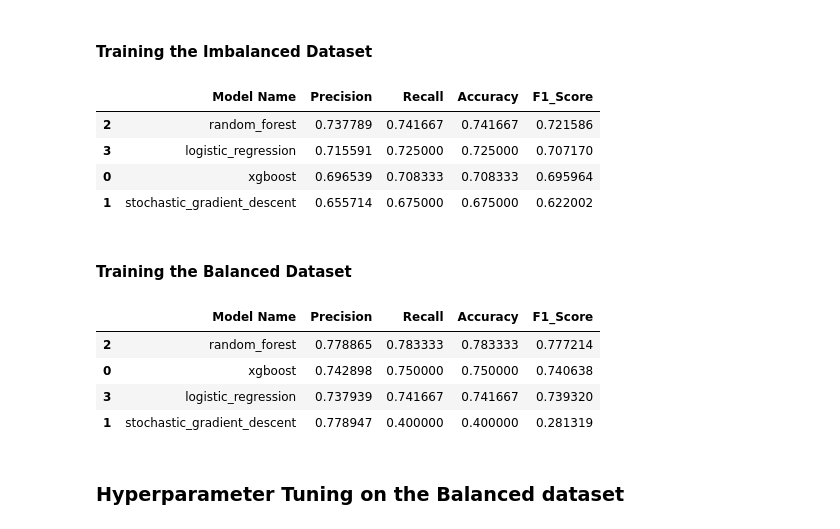
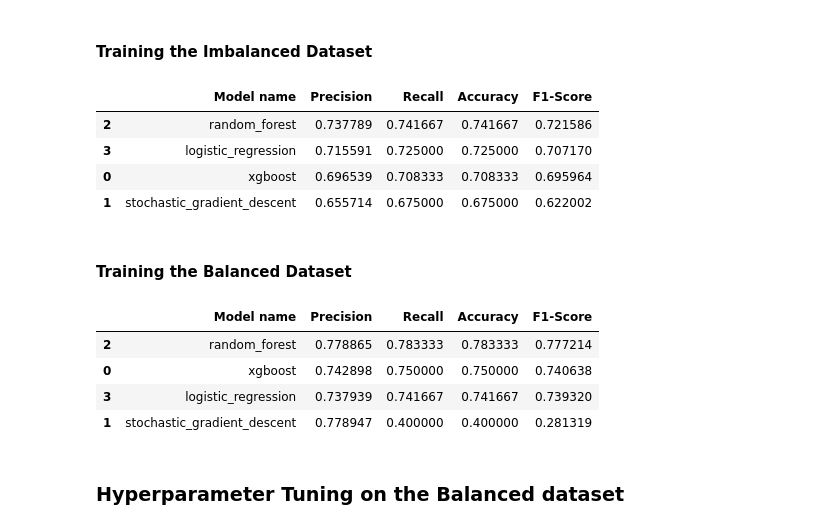
Before and after one commit to valiantezabuku/Building-Machine-Learning-API-s-with-FastAPI-Collabo, a Jupyter notebook: Notebooks/API.ipynb, the cells around one changed output. Saved outputs shown, nothing was run; the diff lists cells and outputs as text; code cells hidden in the pictures.

```diff
--- a/Notebooks/API.ipynb
+++ b/Notebooks/API.ipynb
@@ -462,7 +606,7 @@ models = [
 #### Training  the Imbalanced Dataset
 # %%
 #Create a table to store important metrics
-results_table = pd.DataFrame(columns=["Model Name", "Precision", "Recall", "Accuracy", "F1_Score"])
+results_table = pd.DataFrame(columns=["Model name", "Precision", "Recall", "Accuracy", "F1-Score"])
 
 #initialize an empty dictionary to store pipelines
 all_pipelines = {}
@@ -472,35 +616,35 @@ for model_name, classifier in models:
 
     pipeline = Pipeline (steps=[
         ('preprocessor', preprocessor),
         ('feature Importance', SelectKBest(mutual_info_classif, k='all')),
         ('classier', classifier),
     ])
 
     # Fit the traing data to the pipeline
     pipeline.fit(X_train, y_train_encoded)
 
     #Make prediction using the test or eval dataset
     y_pred = pipeline.predict(X_test)
 
     #Store classification report values as a dictionary
     metrics = classification_report(y_test_encoded, y_pred, output_dict=True)
 
     #Save each individual pipleine in the loop to the initialised indictionary
     all_pipelines[model_name] = pipeline
 
     #Grab values from the balanced metric dictionary
     accuracy = metrics['accuracy']
     precision = metrics['weighted avg']['precision']
     recall = metrics['weighted avg']['recall']
     f1 = metrics['weighted avg']['f1-score']
 
     #Add these values to the table
     results_table.loc[len(results_table)] = [model_name, precision, recall, accuracy, f1]
 
 #sort table to have highest f1 on top
-results_table.sort_values('F1_Score', ascending=False)
+results_table.sort_values('F1-Score', ascending=False)
 # %% [output]
-|  | Model Name | Precision | Recall | Accuracy | F1_Score |
+|  | Model name | Precision | Recall | Accuracy | F1-Score |
 | 2 | random_forest | 0.737789 | 0.741667 | 0.741667 | 0.721586 |
 | 3 | logistic_regression | 0.715591 | 0.725000 | 0.725000 | 0.707170 |
 | 0 | xgboost | 0.696539 | 0.708333 | 0.708333 | 0.695964 |
@@ -517,7 +661,7 @@ balanced_models = [
 ]
 
 #Create a table to store important metrics
-results_table = pd.DataFrame(columns=["Model Name", "Precision", "Recall", "Accuracy", "F1_Score"])
+balanced_results_table = pd.DataFrame(columns=["Model name", "Precision", "Recall", "Accuracy", "F1-Score"])
 
 #initialize an empty dictionary to store pipelines
 balanced_pipelines = {}
@@ -551,12 +695,12 @@ for model_name, classifier in balanced_models:
     f1 = metrics['weighted avg']['f1-score']
 
     #Add these values to the table
-    results_table.loc[len(results_table)] = [model_name, precision, recall, accuracy, f1]
+    balanced_results_table.loc[len(balanced_results_table)] = [model_name, precision, recall, accuracy, f1]
 
 #sort table to have highest f1 on top
-results_table.sort_values('F1_Score', ascending=False)
+balanced_results_table.sort_values('F1-Score', ascending=False)
 # %% [output]
-|  | Model Name | Precision | Recall | Accuracy | F1_Score |
+|  | Model name | Precision | Recall | Accuracy | F1-Score |
 | 2 | random_forest | 0.778865 | 0.783333 | 0.783333 | 0.777214 |
 | 0 | xgboost | 0.742898 | 0.750000 | 0.750000 | 0.740638 |
 | 3 | logistic_regression | 0.737939 | 0.741667 | 0.741667 | 0.739320 |
```
Also changed, not shown: parts of 29 cells of this notebook, 2 other files.
